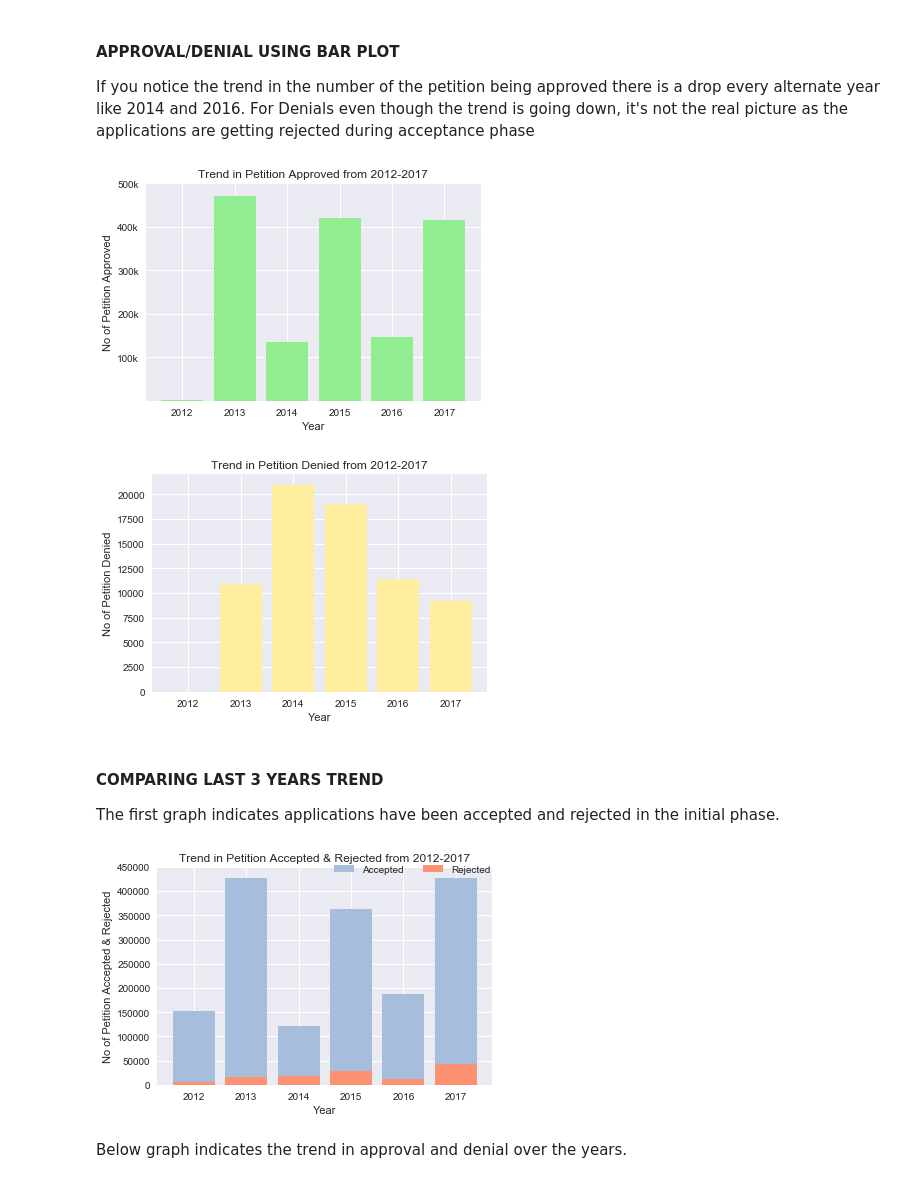
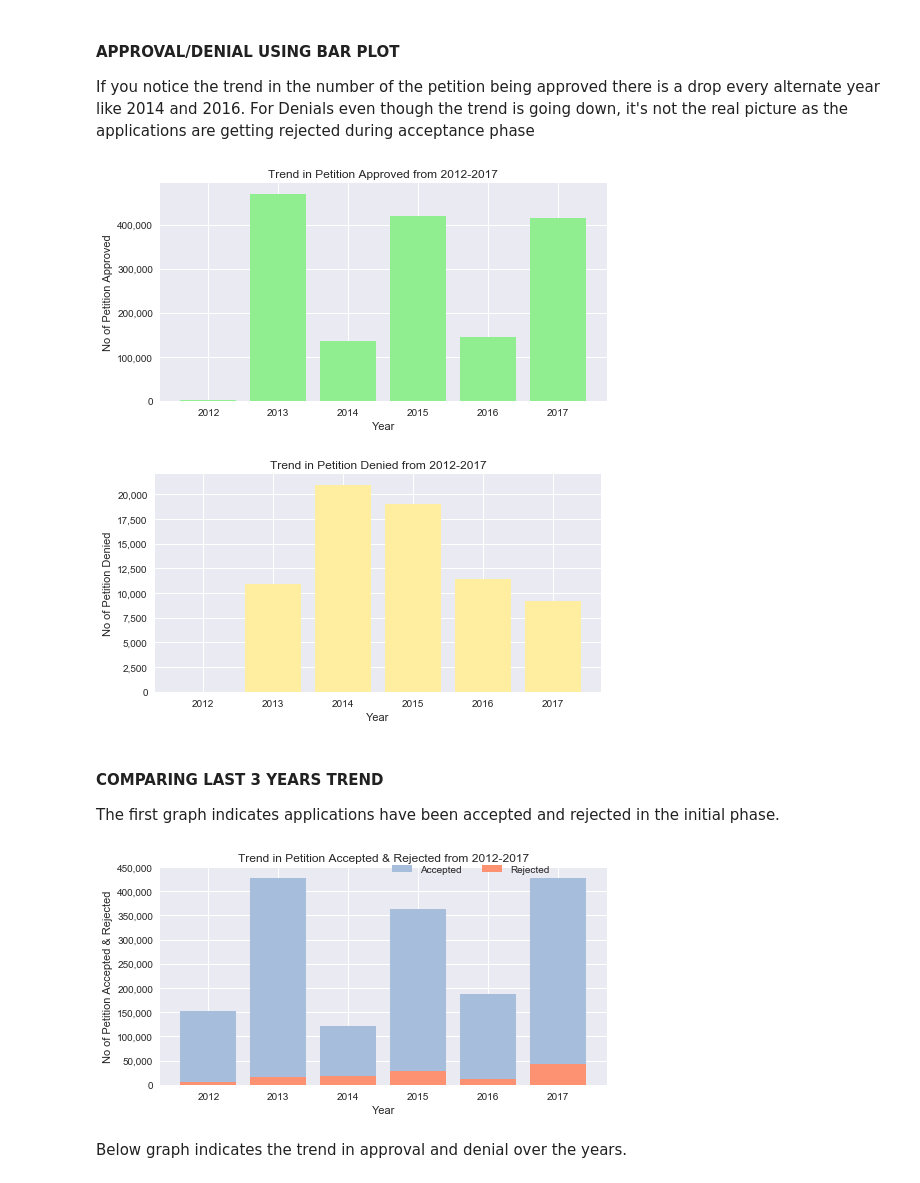
Before and after one commit to KirazG/datascience, a Jupyter notebook: capstone-project1/final report/final_data_science_report_capstone_one.ipynb, the cells around one changed output. Saved outputs shown, nothing was run; the diff lists cells and outputs as text; code cells hidden in the pictures.

```diff
--- a/capstone-project1/final report/final_data_science_report_capstone_one.ipynb
+++ b/capstone-project1/final report/final_data_science_report_capstone_one.ipynb
@@ -238,40 +240,50 @@ If you notice the trend in the number of the petition being approved there is a
 # %%
 sns.set
 df = pd.read_excel('data/case-status.xls',header=1)
+fig, ax = plt.subplots(1, 1, figsize=(8, 4))
+
 plt.bar(df['Year'],df['Approved'],color='lightgreen')
 plt.xlabel('Year')
 plt.ylabel('No of Petition Approved')
+fmt = '{x:,.0f}'
+tick = mtick.StrMethodFormatter(fmt)
+ax.yaxis.set_major_formatter(tick)
 plt.title('Trend in Petition Approved from 2012-2017')
-tick_val = [100000,200000,300000,400000,500000]
-tick_lab = ['100k','200k','300k','400k','500k']
-plt.yticks(tick_val,tick_lab)
 plt.show()
 # %% [output]
-[figure, old version]
+[figure, new version]
 # %%
 df = pd.read_excel('data/case-status.xls',header=1)
+fig, ax = plt.subplots(1, 1, figsize=(8, 4))
 plt.bar(df['Year'],df['Denied'],color='#ffeda0')
+fmt = '{x:,.0f}'
+tick = mtick.StrMethodFormatter(fmt)
+ax.yaxis.set_major_formatter(tick)
 plt.xlabel('Year')
 plt.ylabel('No of Petition Denied')
 plt.title('Trend in Petition Denied from 2012-2017')
 plt.show()
 # %% [output]
-[figure, old version]
+[figure, new version]
 # %% [markdown]
 #### COMPARING LAST 3 YEARS TREND
 The first graph indicates applications have been accepted and rejected in the initial phase.
 # %%
 df = pd.read_excel('data/case-status.xls',header=1)
+fig, ax = plt.subplots(1, 1, figsize=(8, 4))
+fmt = '{x:,.0f}'
+tick = mtick.StrMethodFormatter(fmt)
 plt.bar(df['Year'],df['Accepted'],color='#a6bddb',label='Accepted')
 plt.bar(df['Year'],df['Rejected'],color='#fc9272',label='Rejected')
 plt.xlabel('Year')
+ax.yaxis.set_major_formatter(tick)
 plt.ylabel('No of Petition Accepted & Rejected')
 plt.title('Trend in Petition Accepted & Rejected from 2012-2017')
 plt.legend(loc='upper left', bbox_to_anchor=(0.5, 1.05),
           ncol=3, fancybox=True, shadow=True)
 plt.show()
 # %% [output]
-[figure, old version]
+[figure, new version]
 # %% [markdown]
 Below graph indicates the trend in approval and denial over the years.
 # %%
```
Also changed, not shown: parts of 53 cells of this notebook.
